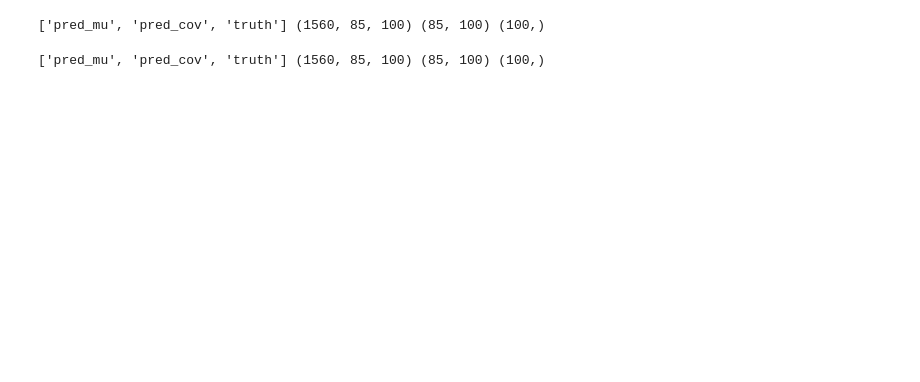
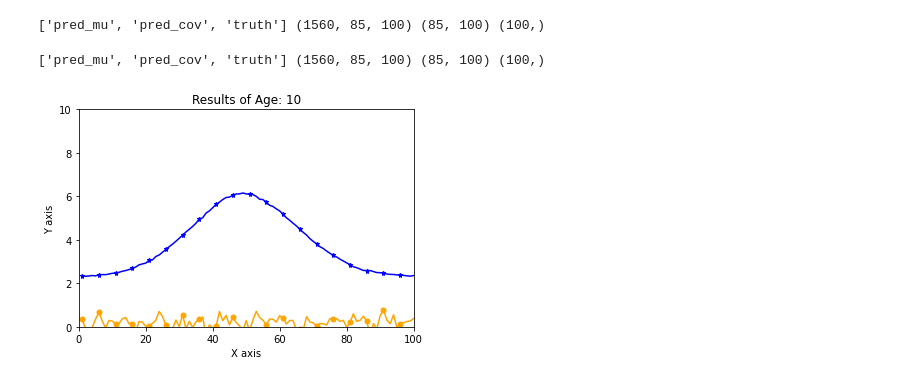
Before and after one commit to apatankar22/hier-neural-proc, a Jupyter notebook: visualization.ipynb, the cells around one changed output. Drawn from its saved outputs; the diff is of its cells as text; code cells hidden in the pictures; blank space fills up the shorter version.

Commit message:
finished SFNP, MFHNP, NARGP, and SFGP training/testing, visualizations

```diff
--- a/visualization.ipynb
+++ b/visualization.ipynb
@@ -17,0 +43,31 @@ print(mfnp.files, mfnp["truth"].shape, mfnp["truth"][0].shape, mfnp["truth"][0][
+# %%
+def multi_plot(sfnp, mfnp, nargp, truth, age):
+    proc_map = {"SFNP": ("blue", "*"), "MFNP": ("orange", "o"), "NARG": ("green", "diamond")}
+    procs_type = ["SFNP", "MFNP"]
+    procs = [sfnp, mfnp]
+    res = list()
+
+    for proc in range(len(procs)):
+        y = [0] * 100
+        for i in procs[proc]["pred_mu"]:
+            y += i[age - 1]
+
+        y = np.divide(y, procs[proc]["pred_mu"].shape[0])
+        x = np.array([i for i in range(1,101)])
+        res.append(y)
+
+
+        #plt.plot()
+    plt.title("Results of Age: " + str(age))
+    plt.xlabel("X axis")
+    plt.ylabel("Y axis")
+
+    plt.plot(x, res[0], marker = proc_map["SFNP"][1], color = proc_map["SFNP"][0], markevery = 5, markersize = 5)
+    plt.plot(x, res[1], marker = proc_map["MFNP"][1], color = proc_map["MFNP"][0], markevery = 5, markersize = 5)
+    plt.ylim(0, 10)
+    plt.xlim(0, 100)
+    plt.show()
+# %%
+multi_plot(sfnp, mfnp, [], [], 10)
+# %% [output]
+[figure, added]
```
Also changed, not shown: parts of 13 cells of this notebook.
